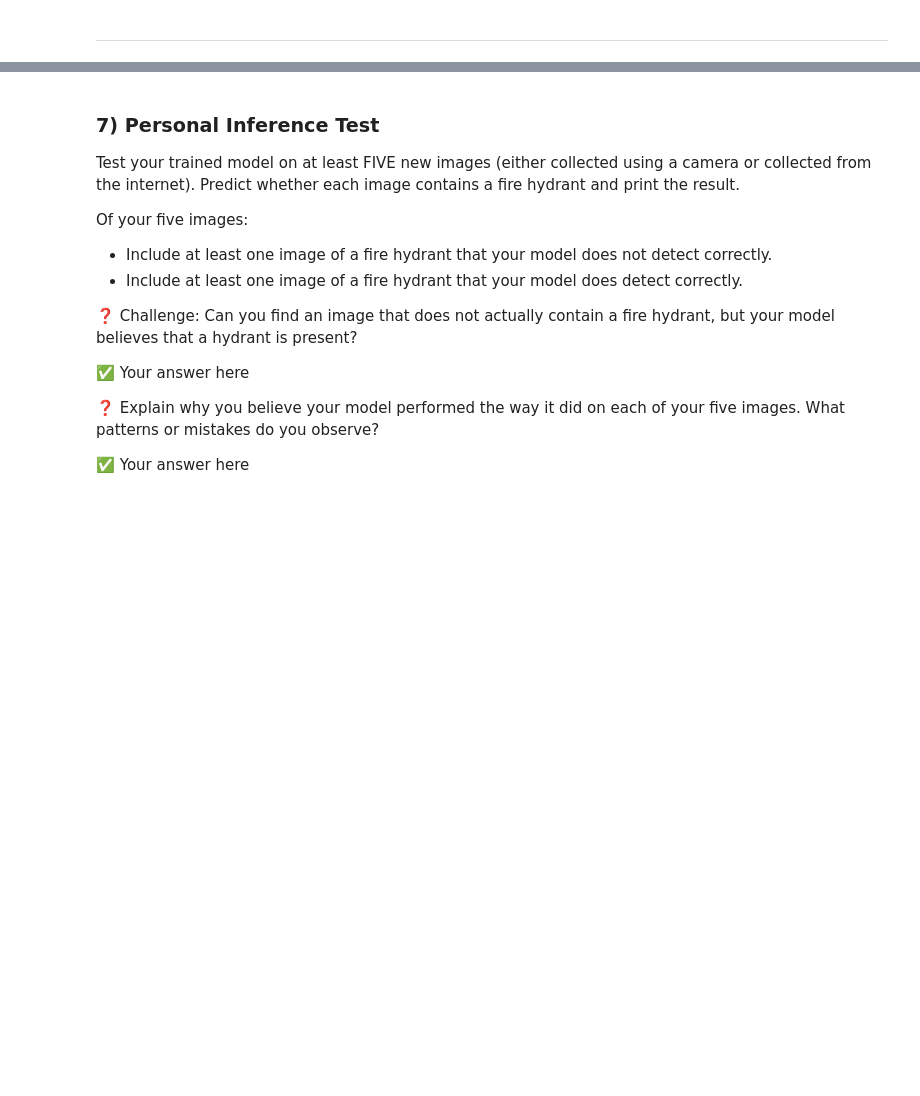
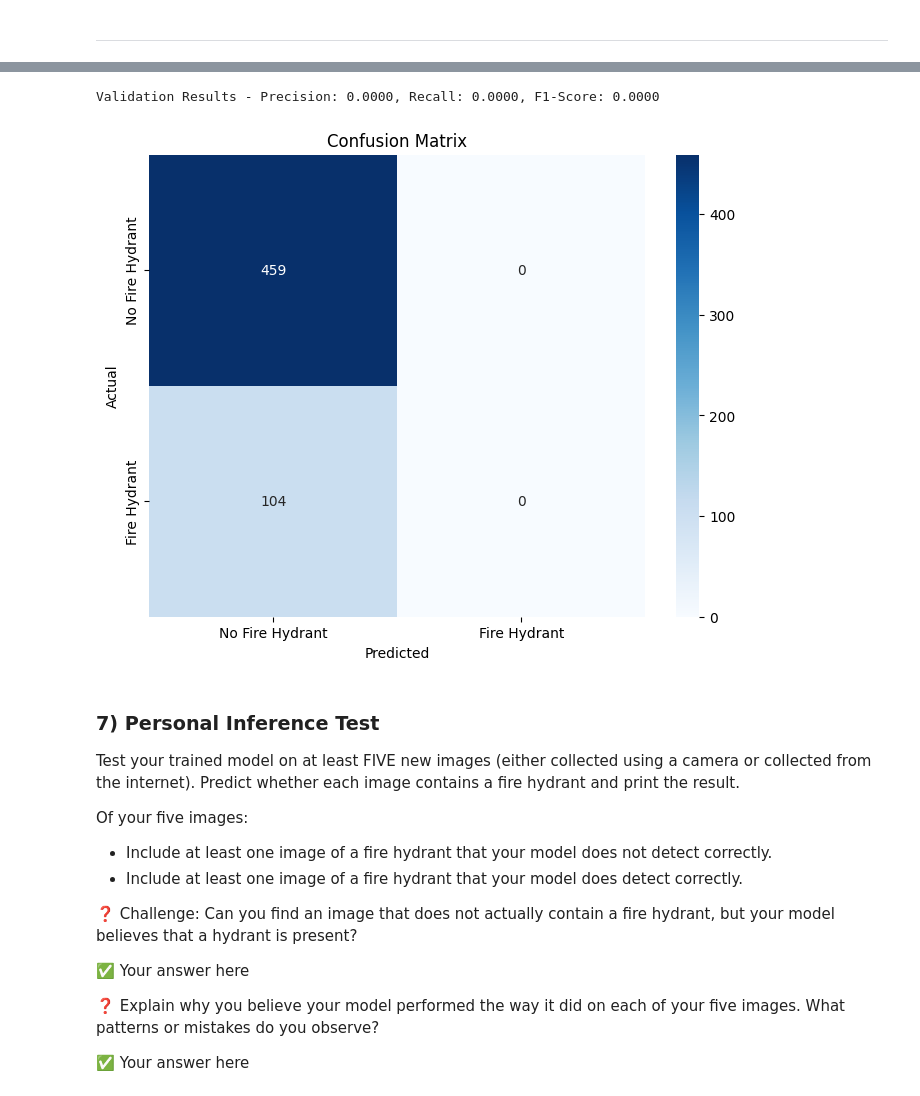
Before and after one commit to alizeed7/SYSC4415, a Jupyter notebook: SYSC4415W25_A2_ALIZEE_DROLET_101193138.ipynb, the cells around one changed output, grey strips where cells are left out. Cells and saved outputs as stored; diff of their text form; code cells hidden in the pictures; blank space fills up the shorter version.

```diff
--- a/SYSC4415W25_A2_ALIZEE_DROLET_101193138.ipynb
+++ b/SYSC4415W25_A2_ALIZEE_DROLET_101193138.ipynb
@@ -394,0 +625,68 @@ Implement each idea separately, train a model with that improvement, and report
+# %%
+# TRAIN
+
+# Instantiate the model
+model = ImprovedCNN3()
+device = torch.device("cuda" if torch.cuda.is_available() else "cpu")
+model.to(device)
+
+# Define the loss function and optimizer
+criterion = torch.nn.CrossEntropyLoss()
+optimizer = torch.optim.Adam(model.parameters(), lr=0.001)
+
+# Train the model
+for epoch in range(10):
+  model.train()
+  running_loss = 0.0
+  all_labels = []
+  all_preds = []
+  for images, labels in train_loader:
+    labels = labels.view(-1, 1)
+    images, labels = images.to(device), labels.to(device)
+    optimizer.zero_grad()
+    outputs = torch.sigmoid(model(images))
+    loss = criterion(outputs, labels)
+    loss.backward()
+    optimizer.step()
+    running_loss += loss.item()
+
+    # Store for metrics evaluation
+    all_labels.extend(labels.detach().cpu().numpy())
+    all_preds.extend((outputs.detach().cpu().numpy() > 0.5).astype(int))
+
+  precision = precision_score(all_labels, all_preds)
+  recall = recall_score(all_labels, all_preds)
+  print(f"Epoch {epoch+1}, Loss: {running_loss/len(train_loader):.4f}, Precision: {precision:.4f}, Recall: {recall:.4f}")
+
+print('Finished Training')
+
+# Evaluate the model
+model.eval()
+all_labels = []
+all_preds = []
+
+with torch.no_grad():
+  for images, labels in valid_loader:
+    labels = labels.view(-1, 1)
+    images = images.to(device)
+    outputs = model(images)
+    all_labels.extend(labels.cpu().numpy())
+    all_preds.extend((outputs.cpu().numpy() > 0.5).astype(int))
+
+# Compute precision, recall, and F1-score
+precision = precision_score(np.array(all_labels), np.array(all_preds))
+recall = recall_score(np.array(all_labels), np.array(all_preds))
+f1 = f1_score(np.array(all_labels), np.array(all_preds))
+
+print(f"Validation Results - Precision: {precision:.4f}, Recall: {recall:.4f}, F1-Score: {f1:.4f}")
+
+# Confusion Matrix
+cm = confusion_matrix(np.array(all_labels), np.array(all_preds))
+
+plt.figure(figsize=(8, 6))
+sb.heatmap(cm, annot=True, fmt='d', cmap='Blues', xticklabels=['No Fire Hydrant', 'Fire Hydrant'], yticklabels=['No Fire Hydrant', 'Fire Hydrant'])
+plt.xlabel('Predicted')
+plt.ylabel('Actual')
+plt.title('Confusion Matrix')
+plt.show()
+# %% [output]
@@ -395,3 +704,5 @@ Implement each idea separately, train a model with that improvement, and report
+Validation Results - Precision: 0.0000, Recall: 0.0000, F1-Score: 0.0000
+[figure, added]
 # %% [markdown]
 ### 7) Personal Inference Test
 Test your trained model on at least FIVE new images (either collected using a camera or collected from the internet). Predict whether each image contains a fire hydrant and print the result.
```
Also changed, not shown: parts of 10 cells of this notebook.
